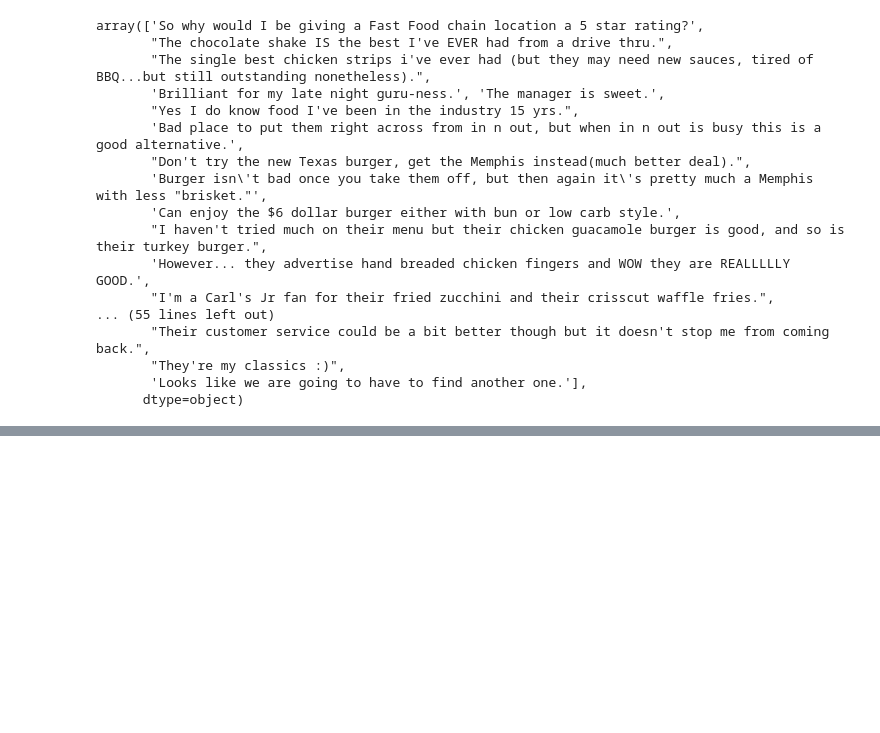
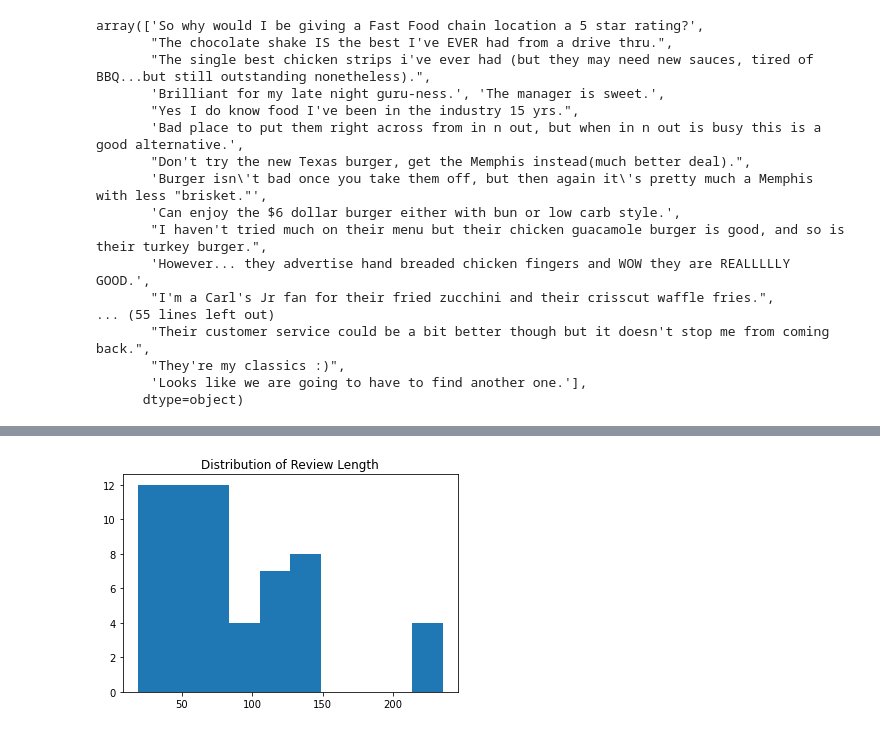
Before and after one commit to Lannnnnnn/LA-Restaurant-recommend, a Jupyter notebook: notebooks/eda_autophrase.ipynb, the cells around one changed output, grey strips where cells are left out. Drawn from its saved outputs; the diff is of its cells as text; code cells hidden in the pictures; blank space fills up the shorter version.

```diff
--- a/notebooks/eda_autophrase.ipynb
+++ b/notebooks/eda_autophrase.ipynb
@@ -300,0 +305,6 @@ Name: phrases, dtype: int64
+# %%
+plt.hist(df_rev.tokens)
+plt.title(label='Distribution of Review Length')
+plt.show()
+# %% [output]
+[figure, added]
```
Also changed, not shown: parts of 19 cells of this notebook.
